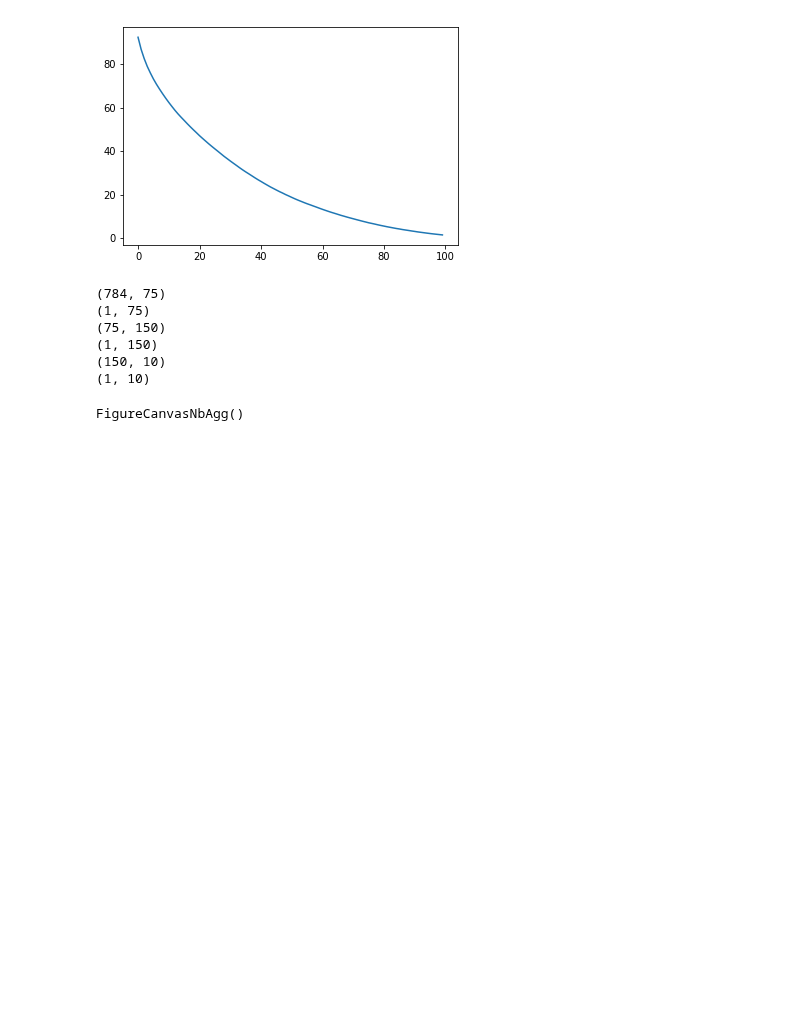
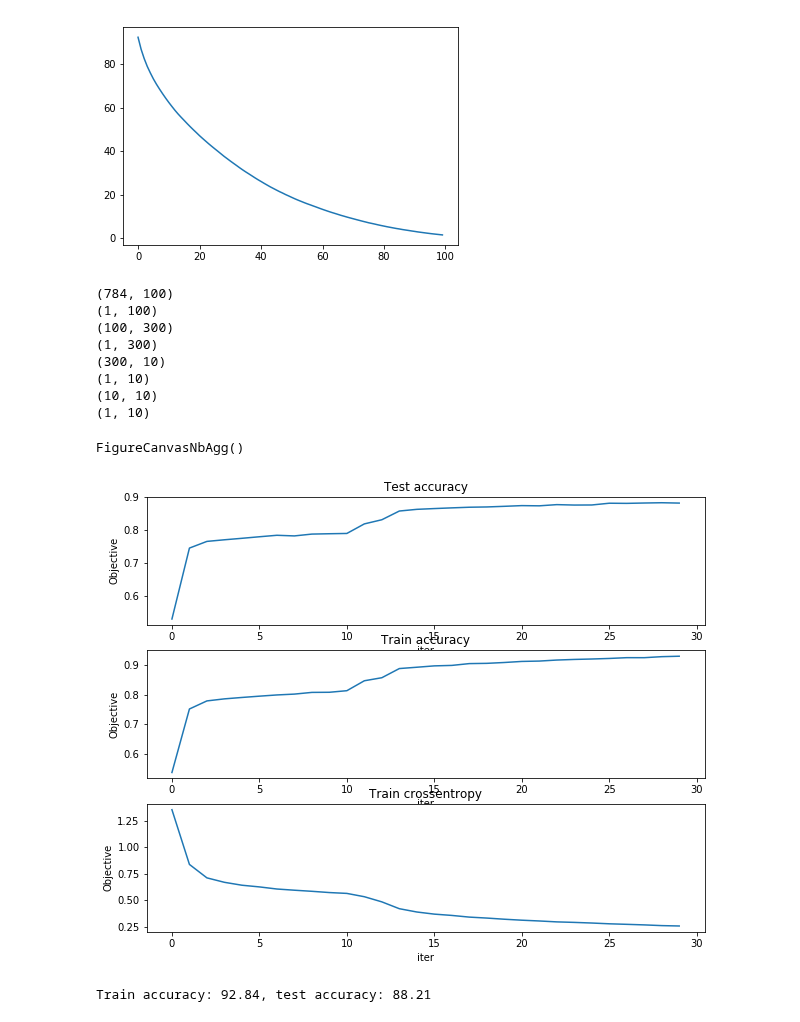
Before and after one commit to SomeoneSerge/skt_deeplearning, a Jupyter notebook: HW2/homework_part1.ipynb, the cells around one changed output. Saved outputs shown, nothing was run; the diff lists cells and outputs as text; code cells hidden in the pictures; blank space fills up the shorter version.

```diff
--- a/HW2/homework_part1.ipynb
+++ b/HW2/homework_part1.ipynb
@@ -691,11 +691,14 @@ def crossentropy(logprobs, labels):
 def make_net():#rename
     network = Sequential(
         Flatten(),
-        Linear(28*28, 75),
+        Linear(28*28, 100),
         Apply(torch.relu),
-        Linear(75, 150),
+        Linear(100, 300),
+        Dropout(.05),
         Apply(torch.relu),
-        Linear(150, 10),
+        Linear(300, 10),
+        Apply(torch.relu),
+        Linear(10, 10),
         Apply(torch.relu),
         Apply(torch.log_softmax, -1),
     )
@@ -713,7 +716,7 @@ print('\n'.join([str(tuple(x.shape)) for x in model.parameters()]))
 # Your code here (train the model)
 def do(n_epochs):
     fig, (ax_accte, ax_acctr, ax_losstr) = plt.subplots(3, figsize=(10, 8))
-    opt = Adam(model.parameters(), .005)
+    opt = Adam(model.parameters(), .1)
     hist_acc, hist_loss = [], []
     def custom_loss(pred, labels):
         return crossentropy(pred, labels) + 1e-6 * sum(p.norm()**2 for p in model.parameters())
@@ -723,37 +726,40 @@ def do(n_epochs):
             with torch.no_grad():
                 try:
                     model.set_mode(training=False)
                     model.requires_grad_(False)
                     history.append(metric(model, X, y))
                     ax.clear()
                     ax.set_title(title)
                     ax.set_xlabel('iter')
                     ax.set_ylabel('Objective')
                     ax.plot(history)
                     # print('epoch#{}, {}: {}'.format(epoch, title, history[-1]))
                 finally:
                     model.set_mode(training=True)
                     model.requires_grad_(True)
         return epoch_posthook
     for args in [
         (ax_acctr, X_train, y_train, accuracy, 'Train accuracy'),
         (ax_accte, X_test, y_test, accuracy, 'Test accuracy'),
         (ax_losstr, X_train, y_train, lambda model, X, y: crossentropy(model.forward(X), y), 'Train crossentropy')
     ]:
         opt.register_epoch_posthook(make_hook(*args))
     opt.register_epoch_posthook(lambda epoch, model: fig.canvas.draw())
     opt.evolve(model,
                custom_loss,
-               lambda: make_epoch_batches(X_train, y_train, 400),
+               lambda: make_epoch_batches(X_train, y_train, 100),
                n_epochs)
 
 
-do(500)
+do(30)
 # %% [output]
-(784, 75)
-(1, 75)
-(75, 150)
-(1, 150)
-(150, 10)
+(784, 100)
+(1, 100)
+(100, 300)
+(1, 300)
+(300, 10)
 (1, 10)
+(10, 10)
+(1, 10)
 FigureCanvasNbAgg()
+[figure, added]
@@ -765,3 +769,5 @@ test_acc = accuracy(model, X_test, y_test) * 100
 print("Train accuracy: %.2f, test accuracy: %.2f" % (train_acc, test_acc))
 
 assert test_acc >= 82.0, "You have to do better"
+# %% [output]
+Train accuracy: 92.84, test accuracy: 88.21
```
Also changed, not shown: parts of 1 cell of this notebook.
